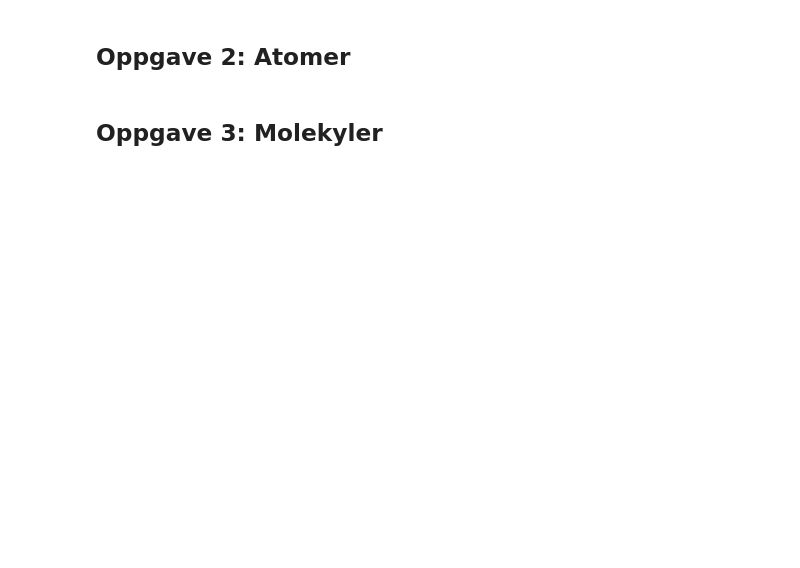
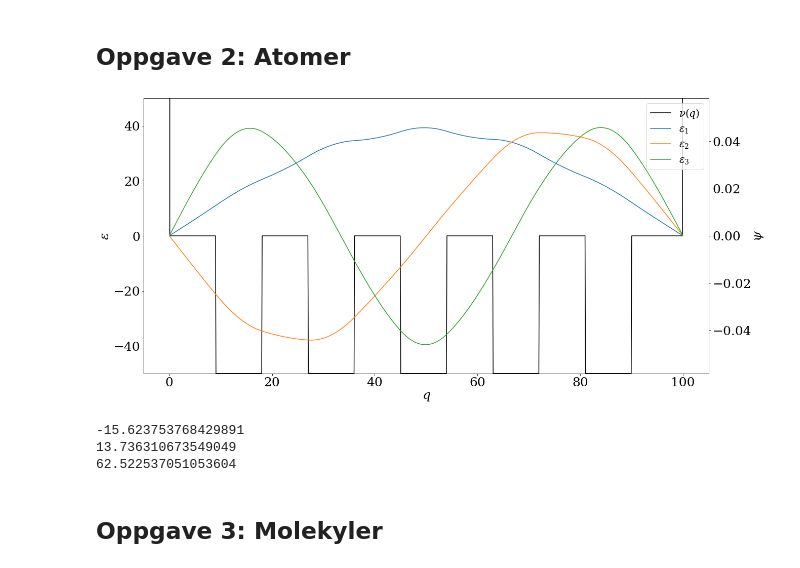
Before and after one commit to martkjoh/VitBer, a Jupyter notebook: VitBer - Prosjekt 2/VitBer øving 2.ipynb, the cells around one changed output. Cells and saved outputs as stored; diff of their text form; code cells hidden in the pictures; blank space fills up the shorter version.

```diff
--- a/VitBer - Prosjekt 2/VitBer øving 2.ipynb
+++ b/VitBer - Prosjekt 2/VitBer øving 2.ipynb
@@ -65,17 +65,17 @@ import numpy as np
 from numpy import pi
 
 
-L = 1
+L = 100
 n = 1000
 inf = 1e10        # Alle vet at uendelig er ca 10 milliarder
-deltaX = L / (n + 1)
+deltaq = 1 / (n + 1)
 
 
 def solveTUSL(V, n):
 
     # Hjj are diagonal values, HOD are of the diagonal
-    Hjj = 2 / deltaX**2* np.ones(n) + V[1:-1]
-    HOD= -1 / deltaX**2 * np.ones(n - 1)
+    Hjj = 2 / deltaq**2* np.ones(n) + V[1:-1]
+    HOD= -1 / deltaq**2 * np.ones(n - 1)
     return la.eigh_tridiagonal(Hjj, HOD)
 
 def plotEigenfunc(phi, V, x, l, epsilonRange=0):
@@ -177,20 +197,25 @@ print("\nFeil innenfor toleransen: ", i == len(p))
 # %%
 V0_2 = -50
 x_2 = np.linspace(0, L, n + 2)
 w_2 = 5
 V_2 = np.ones(1) * inf
 for i in range(w_2):
     V_2 = np.concatenate((V_2, np.zeros(n // (2*w_2 + 1)), V0_2 * np.ones(n // (2*w_2 + 1))))
 
 
 V_2 = np.concatenate((V_2, np.zeros(n // (2*w_2 + 1) + n % (2*w_2 + 1)), np.ones(1) * inf))
 
 E_2, phi_2 = solveTUSL(V_2, n)
 l_2 = 3
-plotEigenfunc(phi_2**2, V_2, x_2, l_2)
+plotEigenfunc(phi_2, V_2, x_2, l_2, (V0_2, -V0_2))
 
 for i in range(l_2):
     print(E_2[i] - V_2[1:-1][i])
+# %% [output]
+[figure, added]
+-15.623753768429891
+13.736310673549049
+62.522537051053604
 # %% [markdown]
 ## Oppgave 3: Molekyler
 # %%
```
Also changed, not shown: parts of 9 cells of this notebook.
